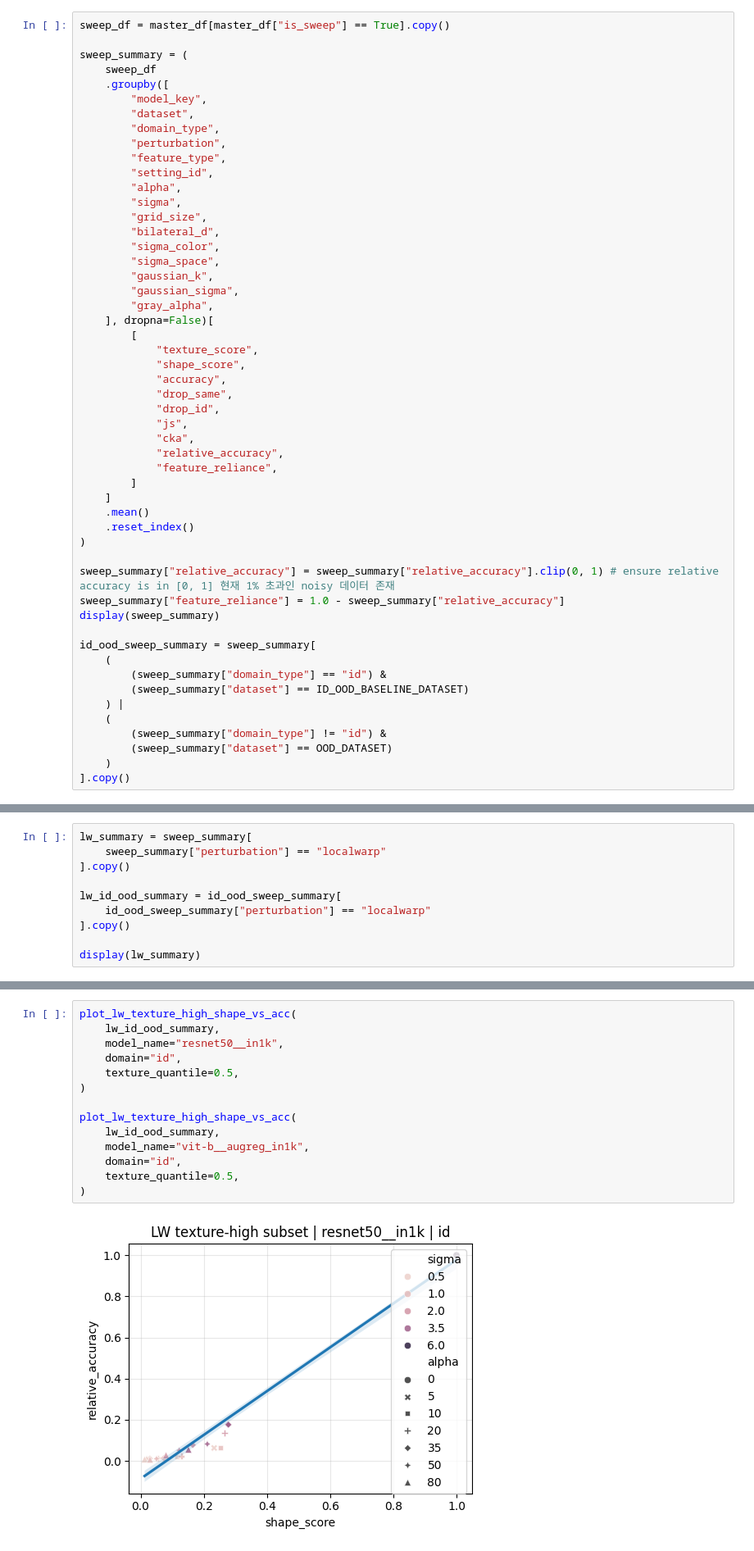
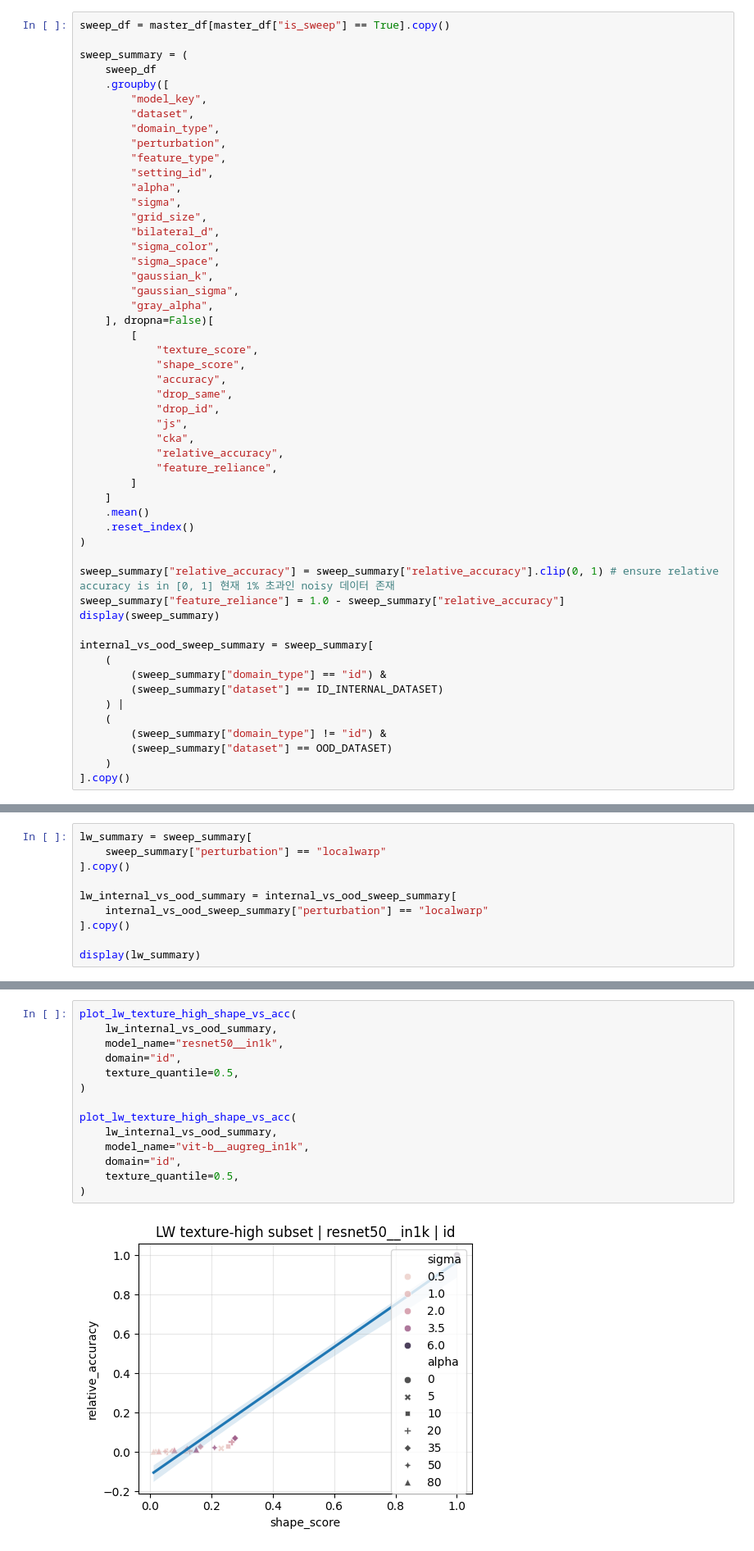
Before and after one commit to sdsdsdsdaf/Feature-Reliance, a Jupyter notebook: results_analysis.ipynb, the cells around one changed output, grey strips where cells are left out. Shown at 82% size. Cells and saved outputs as stored; diff of their text form.

```diff
--- a/results_analysis.ipynb
+++ b/results_analysis.ipynb
@@ -923,10 +923,10 @@ sweep_summary["relative_accuracy"] = sweep_summary["relative_accuracy"].clip(0,
 sweep_summary["feature_reliance"] = 1.0 - sweep_summary["relative_accuracy"]
 display(sweep_summary)
 
-id_ood_sweep_summary = sweep_summary[
+internal_vs_ood_sweep_summary = sweep_summary[
     (
         (sweep_summary["domain_type"] == "id") &
-        (sweep_summary["dataset"] == ID_OOD_BASELINE_DATASET)
+        (sweep_summary["dataset"] == ID_INTERNAL_DATASET)
     ) |
     (
         (sweep_summary["domain_type"] != "id") &
@@ -952,8 +952,8 @@ lw_summary = sweep_summary[
     sweep_summary["perturbation"] == "localwarp"
 ].copy()
 
-lw_id_ood_summary = id_ood_sweep_summary[
-    id_ood_sweep_summary["perturbation"] == "localwarp"
+lw_internal_vs_ood_summary = internal_vs_ood_sweep_summary[
+    internal_vs_ood_sweep_summary["perturbation"] == "localwarp"
 ].copy()
 
 display(lw_summary)
@@ -1191,17 +1191,17 @@ plot_perturbation_sweep_curves_all(
 [figure]
 # %%
 plot_lw_texture_high_shape_vs_acc(
-    lw_id_ood_summary,
+    lw_internal_vs_ood_summary,
     model_name="resnet50__in1k",
     domain="id",
     texture_quantile=0.5,
 )
 
 plot_lw_texture_high_shape_vs_acc(
-    lw_id_ood_summary,
+    lw_internal_vs_ood_summary,
     model_name="vit-b__augreg_in1k",
     domain="id",
     texture_quantile=0.5,
 )
 # %% [output]
-[figure, old version]
+[figure, new version]
```
Also changed, not shown: parts of 22 cells of this notebook, 7 other files.
